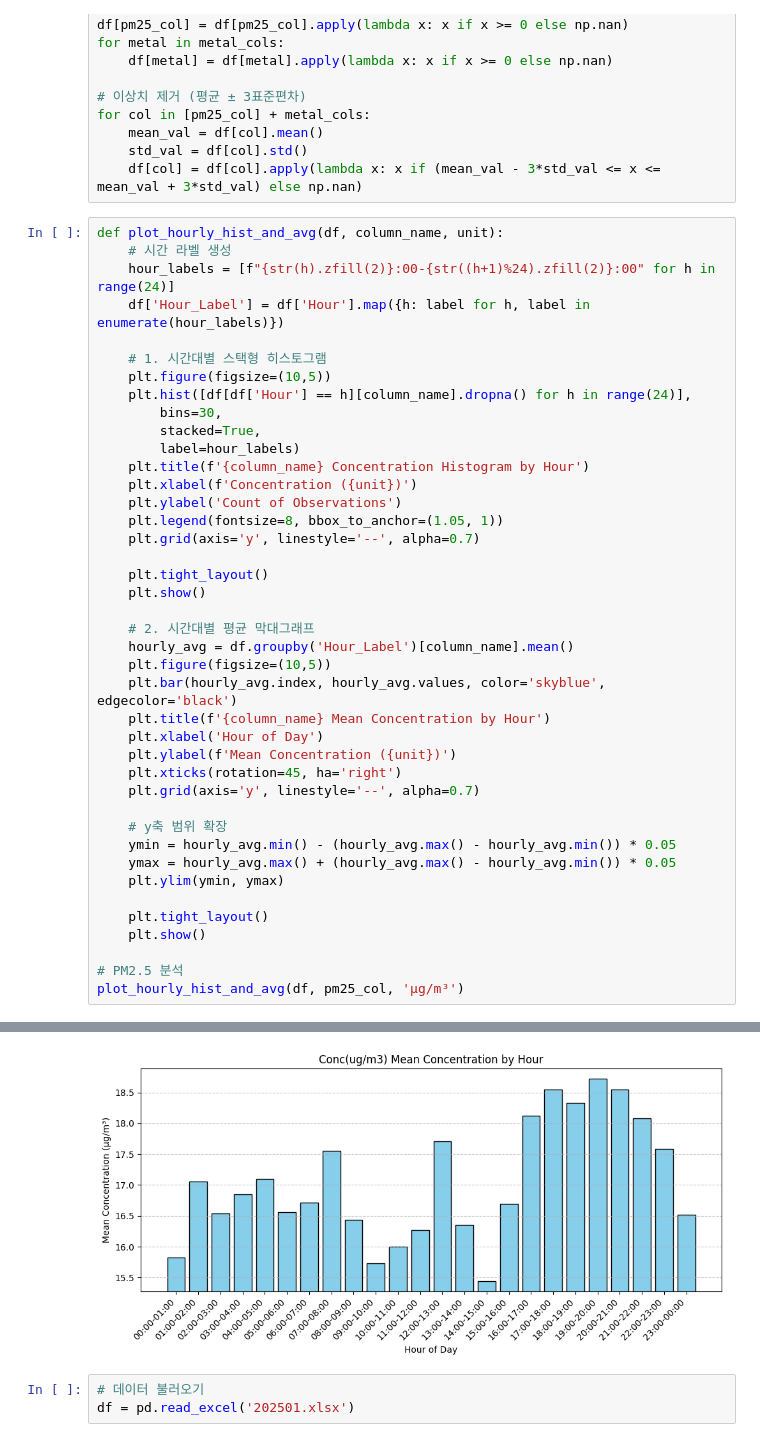
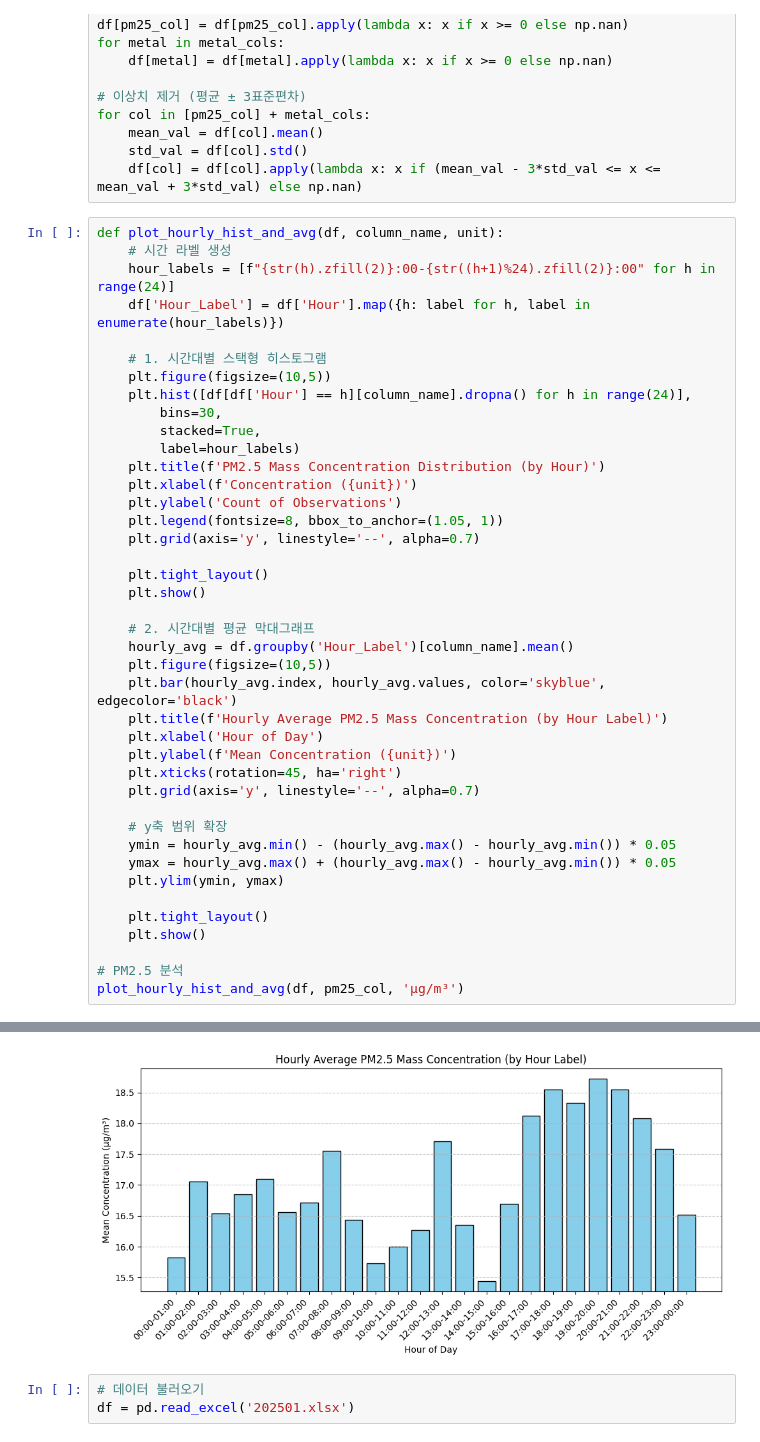
Before and after one commit to hyen0322/Data, a Jupyter notebook: PM2.5 Histogram.ipynb, the cells around one changed output, grey strips where cells are left out. Saved outputs shown, nothing was run; the diff lists cells and outputs as text.

```diff
--- a/PM2.5 Histogram.ipynb
+++ b/PM2.5 Histogram.ipynb
@@ -106,7 +106,7 @@ def plot_hourly_hist_and_avg(df, column_name, unit):
         bins=30,
         stacked=True,
         label=hour_labels)
-    plt.title(f'{column_name} Concentration Histogram by Hour')
+    plt.title(f'PM2.5 Mass Concentration Distribution (by Hour)')
     plt.xlabel(f'Concentration ({unit})')
     plt.ylabel('Count of Observations')
     plt.legend(fontsize=8, bbox_to_anchor=(1.05, 1))
@@ -119,7 +119,7 @@ def plot_hourly_hist_and_avg(df, column_name, unit):
     hourly_avg = df.groupby('Hour_Label')[column_name].mean()
     plt.figure(figsize=(10,5))
     plt.bar(hourly_avg.index, hourly_avg.values, color='skyblue', edgecolor='black')
-    plt.title(f'{column_name} Mean Concentration by Hour')
+    plt.title(f'Hourly Average PM2.5 Mass Concentration (by Hour Label)')
     plt.xlabel('Hour of Day')
     plt.ylabel(f'Mean Concentration ({unit})')
     plt.xticks(rotation=45, ha='right')
@@ -140,4 +140,4 @@ plot_hourly_hist_and_avg(df, pm25_col, 'µg/m³')
-[figure, old version]
+[figure, new version]
 # %%
 # 데이터 불러오기
 df = pd.read_excel('202501.xlsx')
```
Also changed, not shown: parts of 3 cells of this notebook.
